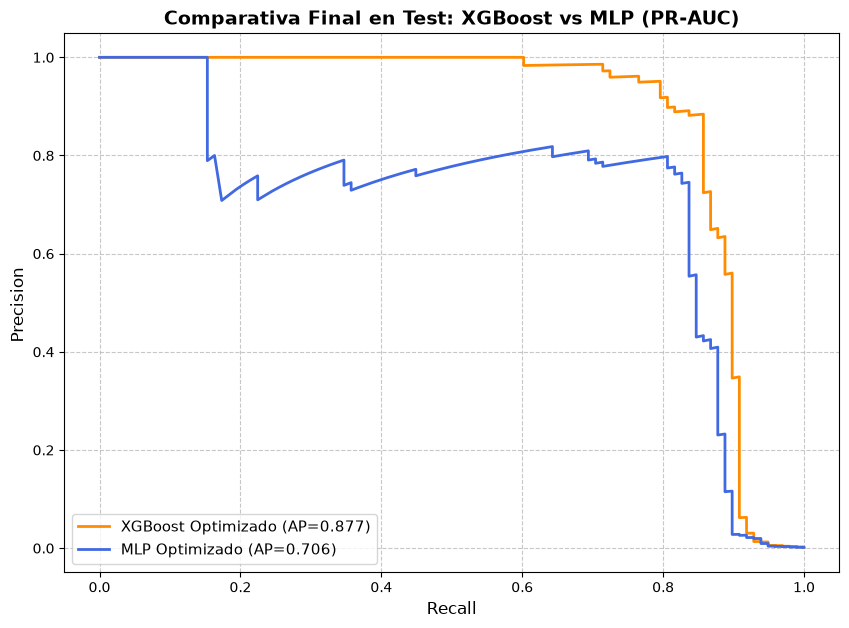
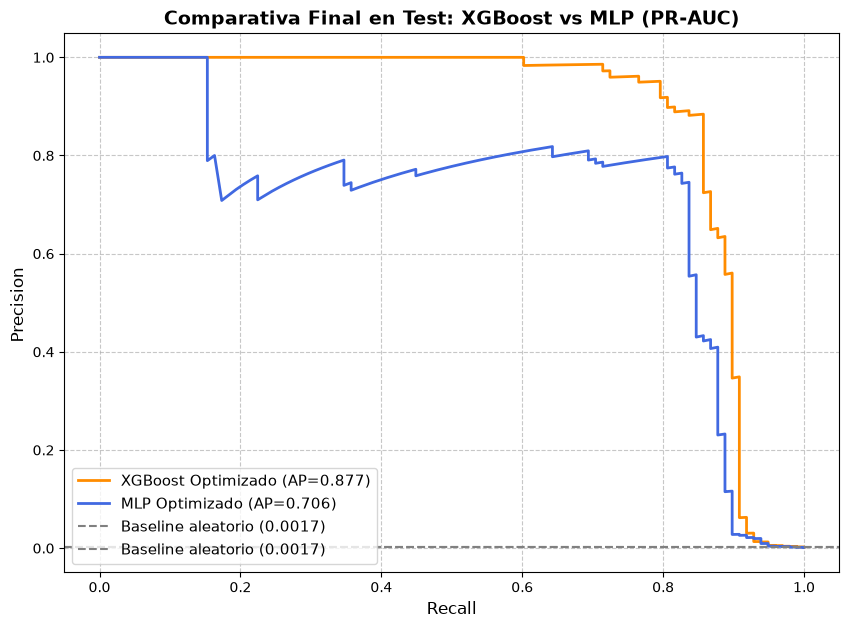
Unified diff of the notebook cell whose output changed from the first chart to the second:
--- before
+++ after
@@ -8,4 +8,5 @@
 plt.plot(recall_mlp, precision_mlp, label=f'MLP Optimizado (AP={average_precision_score(y_test, mlp_test_probs):.3f})', color='royalblue', lw=2)
 plt.axhline(test_y.mean(), ls="--", color="gray", label=f"Baseline aleatorio ({test_y.mean():.4f})")
+plt.axhline(test_y.mean(), ls="--", color="gray", label=f"Baseline aleatorio ({test_y.mean():.4f})")
 
 plt.xlabel('Recall', fontsize=12)

Commit: ultimo cambio